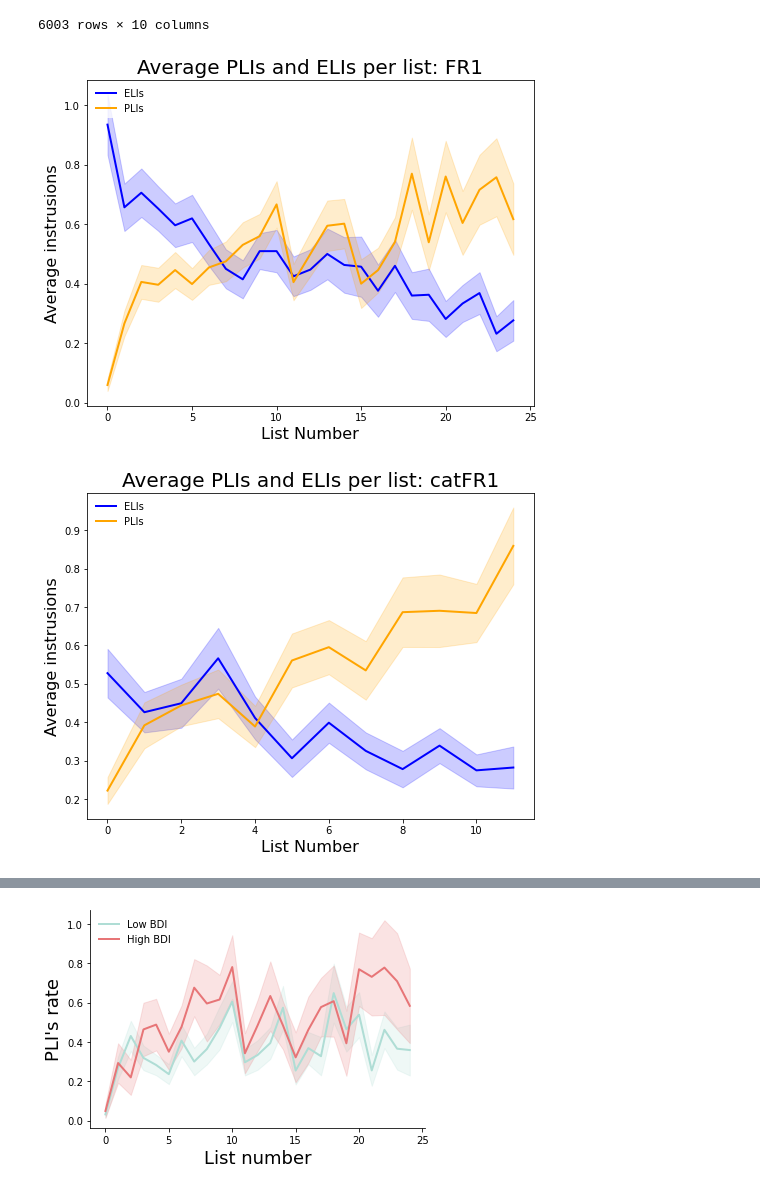
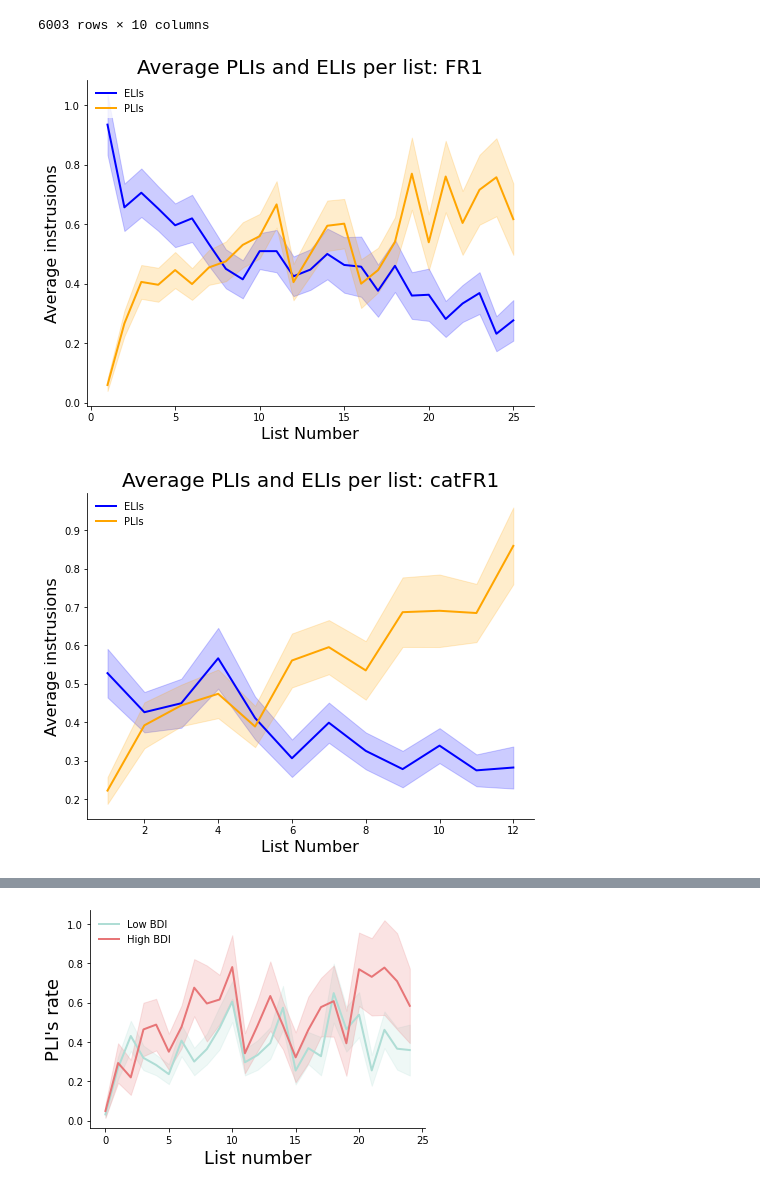
Before and after one commit to NoaHerz/Mental_health, a Jupyter notebook: MH_intrusion.ipynb, the cells around one changed output, grey strips where cells are left out. Saved outputs shown, nothing was run; the diff lists cells and outputs as text; code cells hidden in the pictures.

```diff
--- a/MH_intrusion.ipynb
+++ b/MH_intrusion.ipynb
@@ -166,6 +166,7 @@ list_df
 experiments = ['FR1', 'catFR1']
 colors = ['blue', 'orange']
 
+#Create dataframe of recall type averaged over list number
 exp_sum_df = pd.DataFrame([])
 for exp in experiments:
     if exp=='FR1':
@@ -180,41 +181,41 @@ for exp in experiments:
         ELI_sem = scipy.stats.sem(list_sel['number of extra-list intrusions'],axis=0,ddof=1,nan_policy='omit')
         PLI = np.mean(list_sel['number of prior-list intrusions'])
         PLI_sem = scipy.stats.sem(list_sel['number of prior-list intrusions'],axis=0,ddof=1,nan_policy='omit')
         exp_sum_df = exp_sum_df.append({
             'experiment':list_sel.iloc[0]['experiment'],
             'list':i,
             'average correct recalls':correc,
             'average ELIs':ELI,
             'ELI_sem':ELI_sem,
             'average PLIs':PLI,
             'PLI_sem':PLI_sem
         }, ignore_index=True)
 
     sel_sum_df = exp_sum_df.query("experiment=='"+exp+"'")
     #sel_sum_df = exp_sum_df[exp_sum_df['experiment']==exp]
     lst = list(sel_sum_df['list'])
     meanELIs = sel_sum_df['average ELIs']
     meanPLIs = sel_sum_df['average PLIs']
     semELIs = sel_sum_df['ELI_sem']
     semPLIs = sel_sum_df['PLI_sem']
 
     plt.figure(figsize=(8,6))
-#     e = plt.plot(lst, meanELIs)
-#     p = plt.plot(lst, meanPLIs)
-    plt.plot(range(0,len(meanELIs)),meanELIs,linewidth=2,color=colors[0])
-    plt.fill_between(range(0,len(meanELIs)),meanELIs-semELIs,meanELIs+semELIs,color=colors[0],alpha=0.2)
-    plt.plot(range(0,len(meanPLIs)),meanPLIs,linewidth=2,color=colors[1])
-    plt.fill_between(range(0,len(meanPLIs)),meanPLIs-semPLIs,meanPLIs+semPLIs,color=colors[1],alpha=0.2)
+    plt.plot(lst,meanELIs,linewidth=2,color=colors[0])
+    plt.fill_between(lst,meanELIs-semELIs,meanELIs+semELIs,color=colors[0],alpha=0.2)
+    plt.plot(lst,meanPLIs,linewidth=2,color=colors[1])
+    plt.fill_between(lst,meanPLIs-semPLIs,meanPLIs+semPLIs,color=colors[1],alpha=0.2)
     plt.title('Average PLIs and ELIs per list: '+exp, fontsize=20)
     plt.xlabel('List Number',fontsize=16)
     plt.ylabel('Average instrusions',fontsize=16)
     plt.legend(('ELIs','PLIs'),loc='upper left',edgecolor="None")
+    plt.gca().spines['right'].set_color('none')
+    plt.gca().spines['top'].set_color('none')
 
 # long_cat = list_df[np.logical_and(list_df['experiment']==exp, list_df['list']>12)]
 # long_cat['subject'].unique()
 # %% [output]
-[figure, old version]
+[figure, new version]
-[figure, old version]
+[figure, new version]
 # %%
 dependents = ['PLI', 'ELI']
 metrics = ['BAI','BDI']
```
Also changed, not shown: parts of 8 cells of this notebook.
